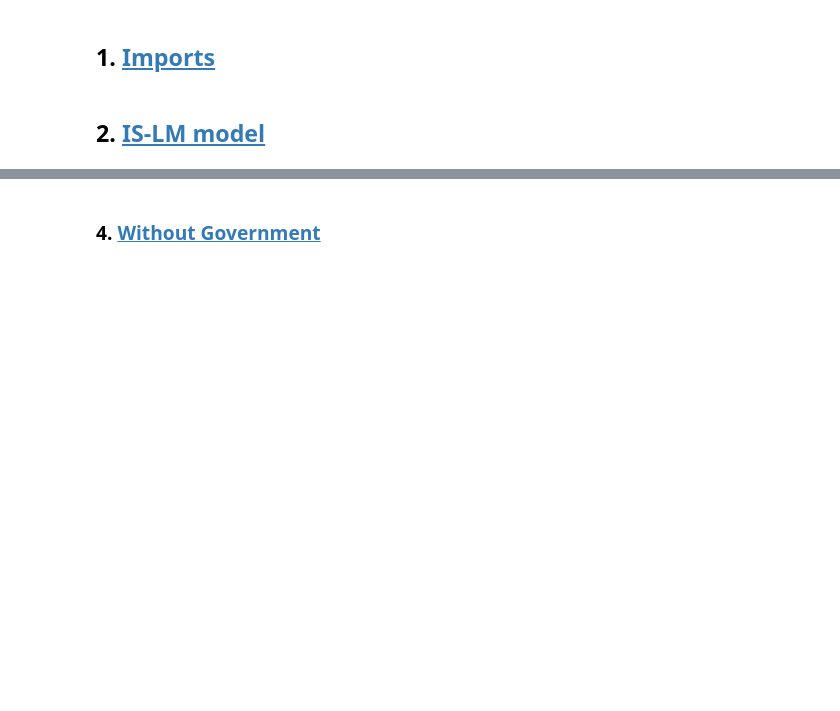
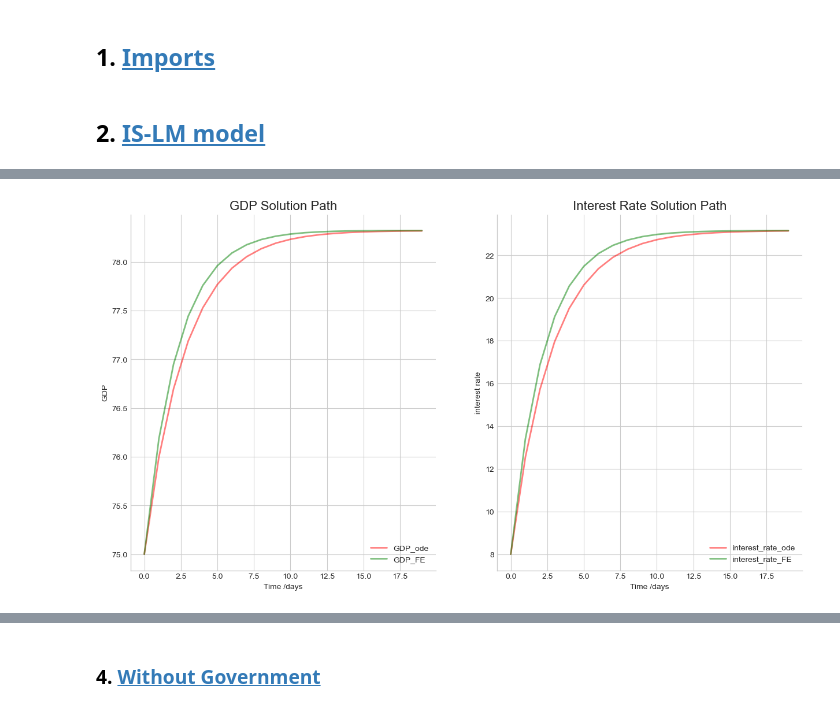
Before and after one commit to NumEconCopenhagen/projects-2023-siuuu, a Jupyter notebook: modelproject/IS-LMModelproject.ipynb, the cells around one changed output, grey strips where cells are left out. Cells and saved outputs as stored; diff of their text form; code cells hidden in the pictures; blank space fills up the shorter version.

```diff
--- a/modelproject/IS-LMModelproject.ipynb
+++ b/modelproject/IS-LMModelproject.ipynb
@@ -209,0 +144,79 @@ $$
+# %%
+#Parameters for the model
+
+a = 15 # consumption
+I_0 = 10 # investment
+T_0 = 0 # fixed taxes
+M_0 = 0 # Money demand
+alpha_val = 0.05 # speed of adjustment in goods market
+beta_val = 0.8  # speed of adjustment in money market
+lambda_val = 0.25 # variable taxes
+b = 0.75 # marginal propensity to consume
+h = 1.525 # sensitivity of investment in relation to interest rates
+k = 0.25 # sensitivity of demand for money in relation to GDP
+mu_val = 0.5 # sensitivity of demand for money in relation to interest rates
+G = 25 # government spending, exogenous
+M = 8 # money supply, exogenous
+
+time_points = np.arange(0, 20)
+
+def IS_LM_model(u, t):
+    GDP, interest_rate = u[0], u[1]
+    dYdt = ((alpha_val * (a - b * T_0 + I_0 + G)) -
+            (alpha_val * ((1-b) * (1-lambda_val) * GDP)) -
+            (alpha_val * h * interest_rate))
+    drdt = beta_val * (M_0 - M + k * GDP - (mu_val * interest_rate))
+    return [dYdt, drdt]
+
+
+# Initial conditions vector
+Y_0 = 75
+r_0 = 8
+
+# solve using Forward Euler
+solver_FE = ForwardEuler(IS_LM_model)
+solver_FE.set_initial_condition([Y_0, r_0])
+u, t = solver_FE.solve(time_points)
+GDP_FE = u[:, 0]
+interest_rate_FE = u[:, 1]
+
+# The IS-LM model differential equations
+def system(init_values, t, a, I_0, T_0, M_0, G, M, alpha_val, beta_val,
+           lambda_val, b, h, k, mu_val):
+    GDP, interest_rate = init_values
+    dYdt = ((alpha_val * (a - b * T_0 + I_0 + G)) -
+            (alpha_val * ((1-b) * (1-lambda_val) * GDP)) -
+            (alpha_val * h * interest_rate))
+    drdt = beta_val * (M_0 - M + k * GDP - (mu_val * interest_rate))
+    return dYdt, drdt
+
+init_conds = Y_0, r_0
+args_tuple = (a, I_0, T_0, M_0, G, M, alpha_val, beta_val, lambda_val, b, h, k, mu_val)
+
+# Integrate the IS-LM differential equations over the time grid, t.
+ret = odeint(system, init_conds, time_points, args=args_tuple)
+
+GDP_odeint, interest_rate_odeint = ret.T
+
+fig, ax = plt.subplots(nrows=1, ncols=2, figsize=(15, 8))
+ax = ax.flatten()
+ax[0].plot(t, GDP_odeint, 'r', alpha=0.5, lw=2, label='GDP_ode')
+ax[0].plot(t, GDP_FE, 'g', alpha=0.5, lw=2, label='GDP_FE')
+ax[0].set_xlabel('Time /days')
+ax[0].set_ylabel('GDP')
+ax[0].set_title('GDP Solution Path', fontsize=16)
+ax[0].legend(loc=4)
+ax[0].spines['top'].set_visible(False)
+ax[0].spines['right'].set_visible(False)
+
+ax[1].plot(t, interest_rate_odeint, 'r', alpha=0.5, lw=2, label='interest_rate_ode')
+ax[1].plot(t, interest_rate_FE, 'g', alpha=0.5, lw=2, label='interest_rate_FE')
+ax[1].set_xlabel('Time /days')
+ax[1].set_ylabel('interest rate')
+ax[1].set_title('Interest Rate Solution Path', fontsize=16)
+ax[1].legend(loc=4)
+ax[1].spines['top'].set_visible(False)
+ax[1].spines['right'].set_visible(False)
+plt.show()
+# %% [output]
+[figure, added]
```
Also changed, not shown: parts of 7 cells of this notebook, 1 other file.
